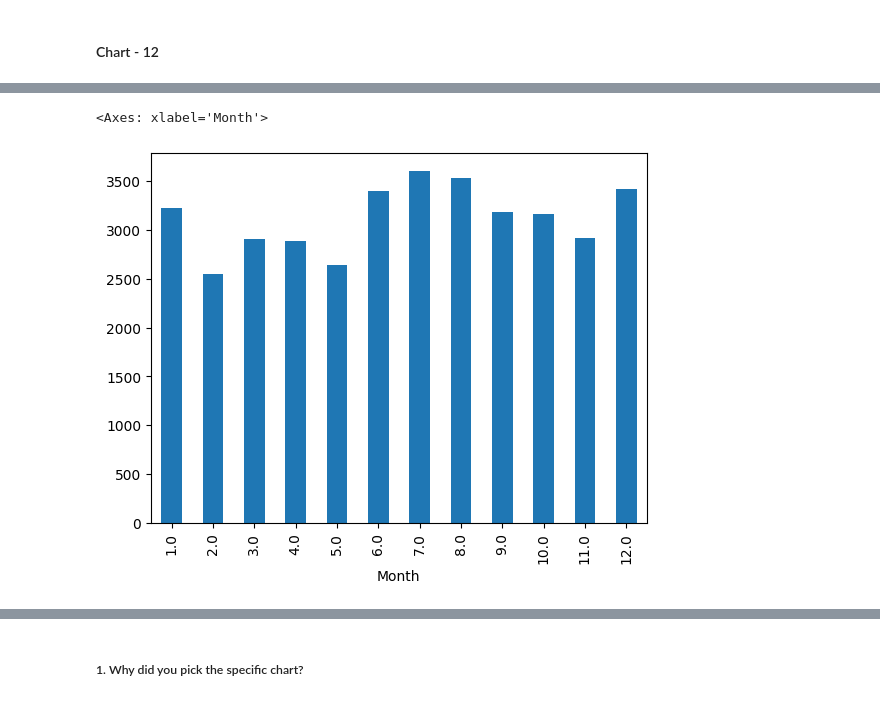
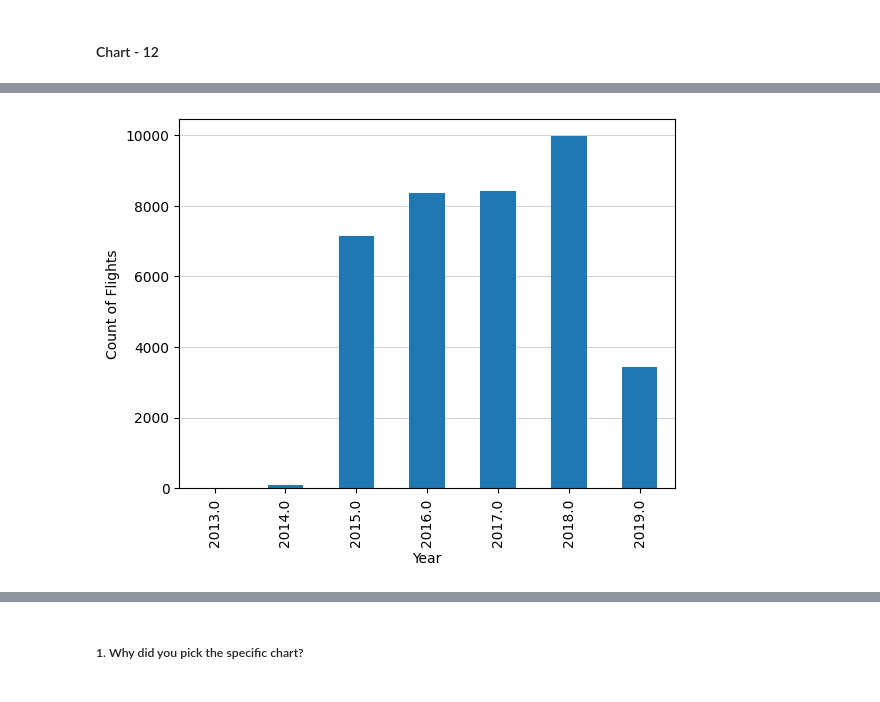
Before and after one commit to vedanttule134/Airline-Passenger-Referral-Prediction, a Jupyter notebook: Airline_Passenger_Referral_Prediction.ipynb, the cells around one changed output, grey strips where cells are left out. Saved outputs shown, nothing was run; the diff lists cells and outputs as text; code cells hidden in the pictures.

```diff
--- a/Airline_Passenger_Referral_Prediction.ipynb
+++ b/Airline_Passenger_Referral_Prediction.ipynb
@@ -560,6 +589,8 @@ data_by_year.plot(kind='bar')
-# %%
-data_by_month = airline_df.groupby('Month')['airline'].count()
-data_by_month.plot(kind='bar')
-# %% [output]
-<Axes: xlabel='Month'>
-[figure, removed]
+# %%
+ax = data_by_year.plot(kind='bar', zorder=2)
+ax.grid(axis='y', color='gray', linestyle='-', linewidth=0.5, alpha=0.5, zorder=1)
+ax.set_xlabel('Year')
+ax.set_ylabel('Count of Flights')
+plt.show()
+# %% [output]
+[figure, added]
```
Also changed, not shown: parts of 66 cells of this notebook.
